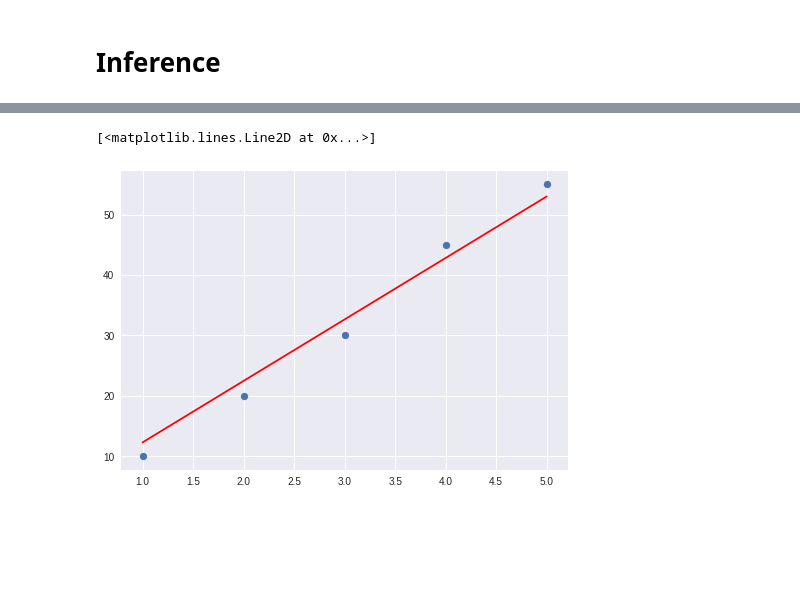
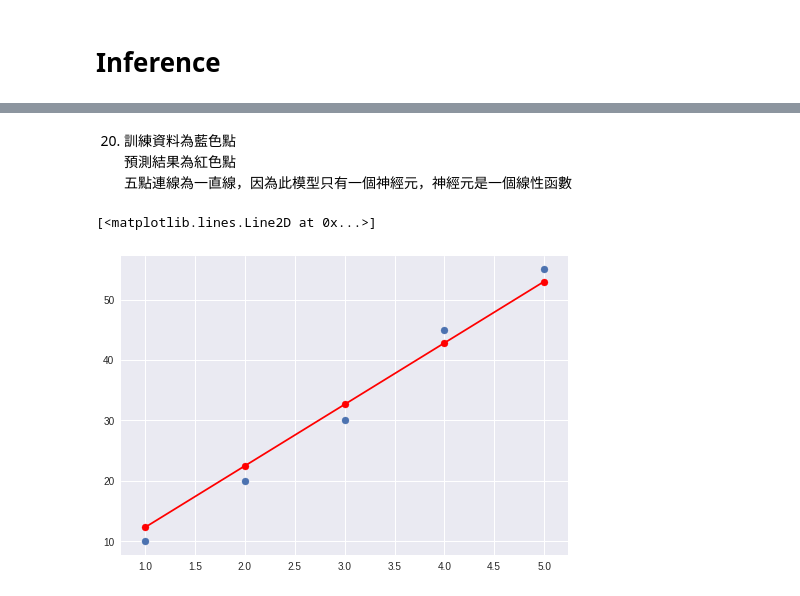
Before and after one commit to x1001000/Deep-Learning-AI, a Jupyter notebook: neuron.ipynb, the cells around one changed output, grey strips where cells are left out. Saved outputs shown, nothing was run; the diff lists cells and outputs as text; code cells hidden in the pictures; blank space fills up the shorter version.

```diff
--- a/neuron.ipynb
+++ b/neuron.ipynb
@@ -186,6 +186,11 @@ array([[12.277725],
+# %% [markdown]
+20. 訓練資料為藍色點
+預測結果為紅色點
+五點連線為一直線，因為此模型只有一個神經元，神經元是一個線性函數
 # %%
 plt.scatter(x, y)
+plt.scatter(x, model.predict(x), color='red')
 plt.plot(x, model.predict(x), color='red')
 # %% [output]
 [<matplotlib.lines.Line2D at 0x...>]
-[figure, old version]
+[figure, new version]
```
Also changed, not shown: parts of 11 cells of this notebook.
